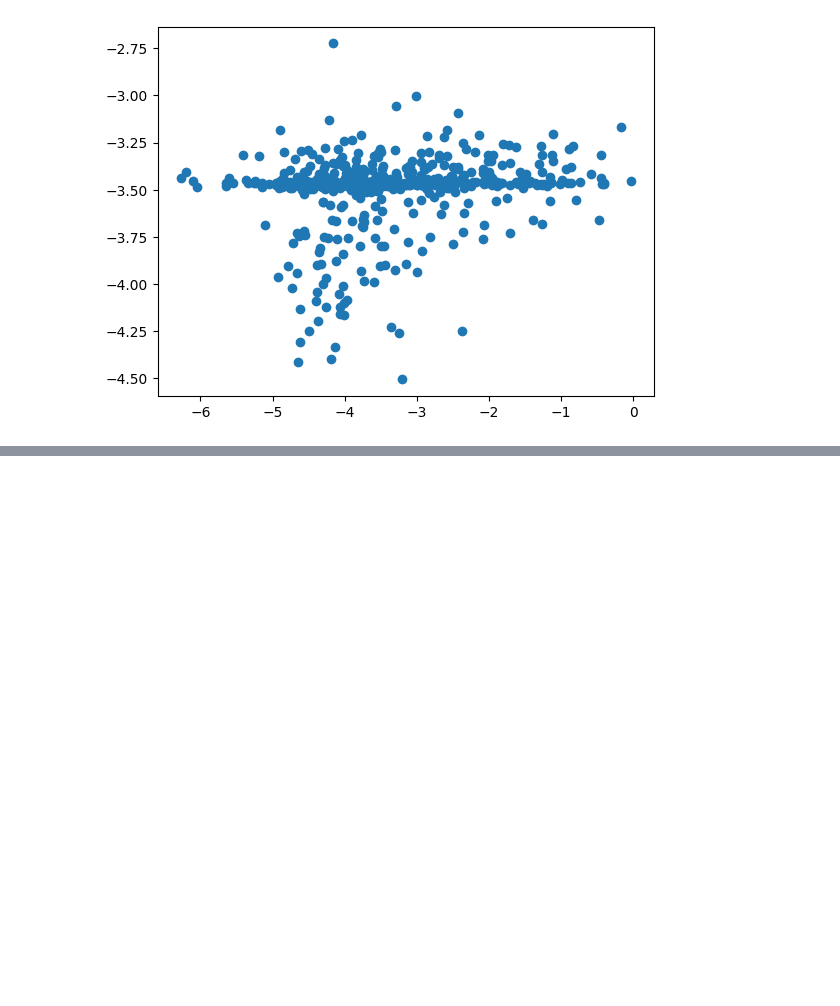
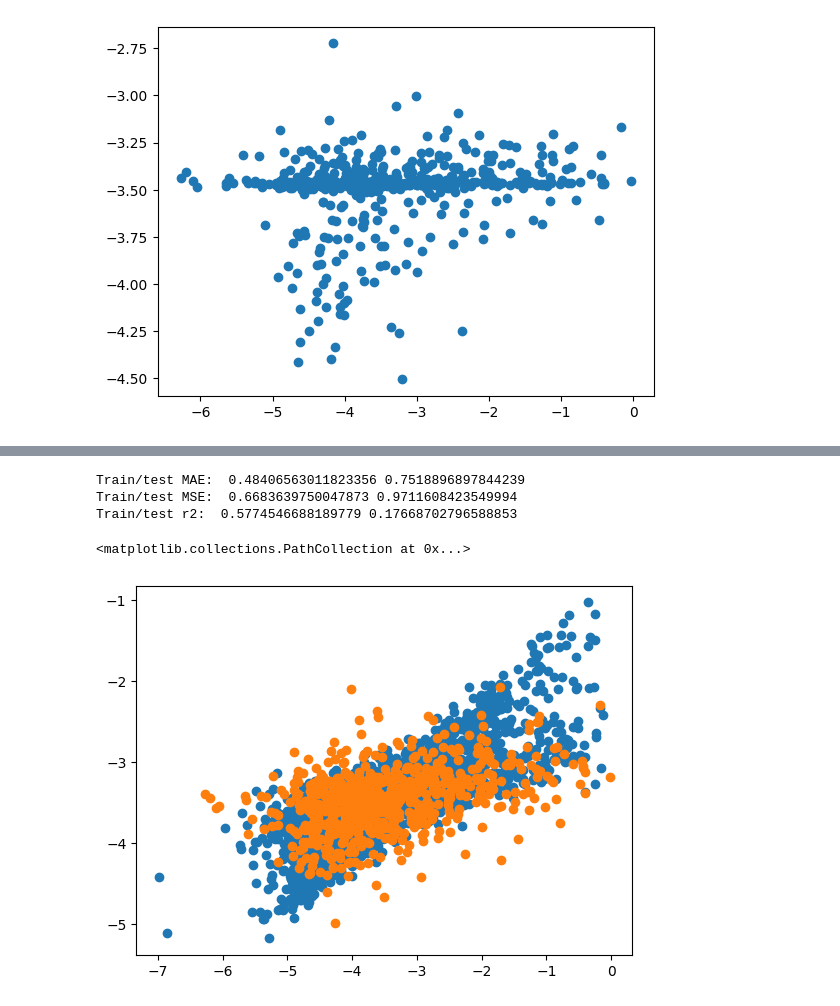
Before and after one commit to XiaoqZhang/mofgraph2vec, a Jupyter notebook: dev/neural_network.ipynb, the cells around one changed output, grey strips where cells are left out. Saved outputs shown, nothing was run; the diff lists cells and outputs as text; code cells hidden in the pictures; blank space fills up the shorter version.

Commit message:
new version test

```diff
--- a/dev/neural_network.ipynb
+++ b/dev/neural_network.ipynb
@@ -144,0 +156,12 @@ plt.scatter(y_test, preds)
+# %%
+param_grid = {
+                'alpha': np.logspace(-2, 0, 100),
+                'gamma': np.logspace(-3, 0, 100)
+            }
+# %%
+krr = KernelRidge(kernel=kernel)
+random_krr = RandomizedSearchCV(krr, param_distributions=param_grid, n_iter=10,
+                        cv=10, verbose=2, n_jobs=6
+)
+# %%
+random_krr.fit(X_train_scaled, y_train_scaled)
@@ -144,0 +200,20 @@ plt.scatter(y_test, preds)
+# %%
+y_train_pred = y_scaler.inverse_transform(random_krr.best_estimator_.predict(X_train_scaled).reshape(-1,1))
+y_test_pred = y_scaler.inverse_transform(random_krr.best_estimator_.predict(X_test_scaled).reshape(-1,1))
+# %%
+print('Train/test MAE: ', mean_absolute_error(y_train, y_train_pred),
+	  mean_absolute_error(y_test, y_test_pred))
+print('Train/test MSE: ', mean_squared_error(y_train, y_train_pred, squared=False),
+	  mean_squared_error(y_test, y_test_pred, squared=False))
+print('Train/test r2: ', r2_score(y_true=y_train, y_pred=y_train_pred),
+	  r2_score(y_true=y_test, y_pred=y_test_pred))
+# %% [output]
+Train/test MAE:  0.48406563011823356 0.7518896897844239
+Train/test MSE:  0.6683639750047873 0.9711608423549994
+Train/test r2:  0.5774546688189779 0.17668702796588853
+# %%
+plt.scatter(y_train, y_train_pred)
+plt.scatter(y_test, y_test_pred)
+# %% [output]
+<matplotlib.collections.PathCollection at 0x...>
+[figure, added]
```
Also changed, not shown: parts of 7 cells of this notebook, 10 other files.
